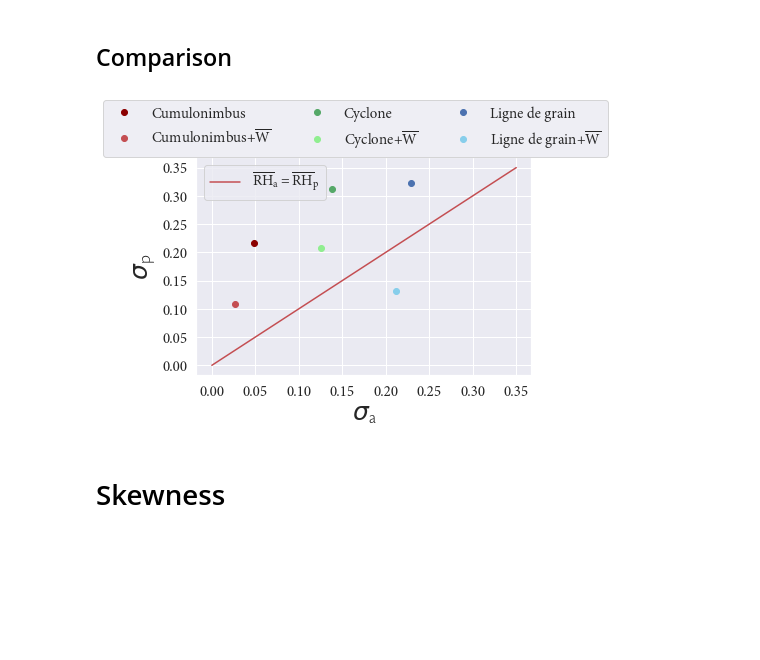
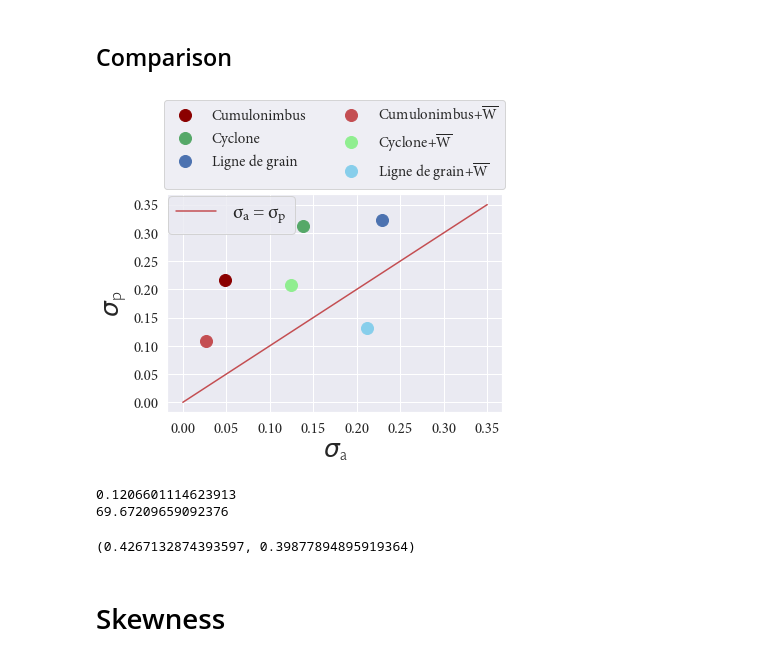
Before and after one commit to FelixLangot/LMD_Internship, a Jupyter notebook: Stats.ipynb, the cells around one changed output. Drawn from its saved outputs; the diff is of its cells as text; code cells hidden in the pictures; blank space fills up the shorter version.

```diff
--- a/Stats.ipynb
+++ b/Stats.ipynb
@@ -21,3 +21,32 @@ labelsRHcomp = ['Cumulonimubus dt=10min', 'Cumulonimbus','Cumulonimbus+U', 'Cycl
 interval = np.linspace(0, 1, len(labelsRHcomp))
 colorlist = [mpl.cm.rainbow(i) for i in interval]
 colors = np.asarray(['darkred', 'r', 'g', 'lightgreen', 'b', 'skyblue'], dtype=object)
+# %%
+meanRHcomp = [meanRHplist_cumudt10, meanRHplist_cumu, meanRHplist_cumu_60hPa, meanRHplist_cyc_NoU, meanRHplist_cyc, meanRHplist_sqll, meanRHplist_sqllUp]
+# fig = plt.figure(figsize=(9,5))
+# plt.plot(1/(np.asarray(steplist)*1/6), meanRHplist_cumudt10, color=colorlist[0], label=labelsRHcomp[0])
+for i in np.arange(1,len(meanRHcomp)):
+    plt.plot(1/(np.asarray(steplist2)*1/2), meanRHcomp[i], color=colors[i-1], label = labelsRHcomp[i], marker='+')
+plt.xlabel('$\mathdefault{1/\Delta t~~(h^{-1})}$ ', fontproperties=Cslabelprop)
+plt.ylabel(r'$\mathdefault{\overline{RH}}$', fontproperties=Cslabelprop)
+#plt.xlim(25,0)
+plt.xticks(font = Mplabelprop)
+plt.yticks(font = Mplabelprop)
+handles,labels = plt.gca().get_legend_handles_labels()
+handles2 = [None] * 6
+labels2 = [None] * 6
+handles2[0] = handles[0]
+handles2[1] = handles[2]
+handles2[2] = handles[4]
+handles2[3] = handles[1]
+handles2[4] = handles[3]
+handles2[5] = handles[5]
+labels2[0] = labels[0]
+labels2[1] = labels[2]
+labels2[2] = labels[4]
+labels2[3] = labels[1]
+labels2[4] = labels[3]
+labels2[5] = labels[5]
+plt.legend(handles2, labels2, bbox_to_anchor=(1.02, 1.4), ncol=2, prop=Mplabelprop)
+plt.savefig('Figs/meanRHscomp.png', bbox_inches='tight', format='PNG', dpi=600)
+plt.show()
@@ -24,14 +55,13 @@ colors = np.asarray(['darkred', 'r', 'g', 'lightgreen', 'b', 'skyblue'], dtype=o
 # %%
 meanRHcomp = [meanRHplist_cumudt10, meanRHplist_cumu, meanRHplist_cumu_60hPa, meanRHplist_cyc_NoU, meanRHplist_cyc, meanRHplist_sqll, meanRHplist_sqllUp]
+# fig = plt.figure(figsize=(9,5))
 plt.plot(1/(np.asarray(steplist)*1/6), meanRHplist_cumudt10, color=colorlist[0], label=labelsRHcomp[0])
-for i in np.arange(1,len(meanRHcomp)):
-    plt.plot(1/(np.asarray(steplist2)*1/2), meanRHcomp[i], color=colors[i-1], label = labelsRHcomp[i])
 plt.xlabel('$\mathdefault{1/\Delta t~~(h^{-1})}$ ', fontproperties=Cslabelprop)
 plt.ylabel(r'$\mathdefault{\overline{RH}}$', fontproperties=Cslabelprop)
 #plt.xlim(25,0)
 plt.xticks(font = Mplabelprop)
 plt.yticks(font = Mplabelprop)
-plt.legend(bbox_to_anchor=(1.23, 1.4), ncol=3, prop=Mplabelprop)
-plt.savefig('Figs/meanRHscomp.png', bbox_inches='tight', format='PNG', dpi=600)
+plt.legend(prop=Mplabelprop)
+plt.savefig('Figs/meanRHscomp10min.png', bbox_inches='tight', format='PNG', dpi=600)
 plt.show()
 # %% [output]
@@ -180,24 +214,38 @@ plt.show()
 # %%
 xxstd = Rhstdlist
 yystd = RHstdlist
 fig = plt.figure()
 ax = fig.add_subplot(111)
-fit = ax.plot(np.linspace(0,0.35,10),np.linspace(0,0.35,10), color='r', label=r'$\mathdefault{\overline{RH}_{a} = \overline{RH}_{p}}$')
-leg1 = ax.legend(prop=Mplabelprop)
+fit = ax.plot(np.linspace(0,0.35,10),np.linspace(0,0.35,10), color='r', label=r'$\mathdefault{\sigma_{a} = \sigma_{p}}$')
+leg1 = ax.legend(prop=Mpprop, bbox_to_anchor=(0.41,1.04))
 dataleg = []
 for i in np.arange(len(xxstd)):
-    (data,) = ax.plot(xxstd[i], yystd[i], 'o', color = colors[i], label=labelsRHfit[i])
+    (data,) = ax.plot(xxstd[i], yystd[i], 'o', markersize=12, color = colors[i], label=labelsRHfit[i])
     dataleg.append(data)
-leg2 = ax.legend([dataleg[0],dataleg[1],dataleg[2],dataleg[3],dataleg[4],dataleg[5]],labelsRHfit,bbox_to_anchor=(1.25, 1.30), prop=Mplabelprop, ncol=3)
+leg2 = ax.legend([dataleg[0],dataleg[2],dataleg[4],dataleg[1],dataleg[3],dataleg[5]],labelsRHfit2,bbox_to_anchor=(1.03, 1.47), prop=Mplabelprop, ncol=2)
 ax.add_artist(leg1)
 plt.xticks(font=Mplabelprop)
 plt.yticks(font=Mplabelprop)
 plt.xlabel(r'$\sigma\mathdefault{_{a}}$', fontproperties=Cslabelprop)
 plt.ylabel(r'$\sigma\mathdefault{_{p}}$', fontproperties=Cslabelprop)
 plt.savefig('Figs/stdRHpvsRHa.png', bbox_inches='tight', format='PNG', dpi=600)
 plt.show()
 # %% [output]
-[figure, old version]
+[figure, new version]
+# %%
+rmsestd = sklearn.metrics.mean_squared_error(Rhstdlist, RHstdlist, squared=False)
+print(rmsestd)
+meanstd2samples = np.mean(np.array((RHstdlist, Rhstdlist)))
+nrmse = rmsestd/meanstd2samples * 100
+print(nrmse)
+# %% [output]
+0.1206601114623913
+69.67209659092376
+# %%
+rho = scpstats.pearsonr(Rhstdlist, RHstdlist)
+print(rho)
+# %% [output]
+(0.4267132874393597, 0.39877894895919364)
 # %% [markdown]
 # Skewness
 # %% [markdown]
```
Also changed, not shown: parts of 11 cells of this notebook.
